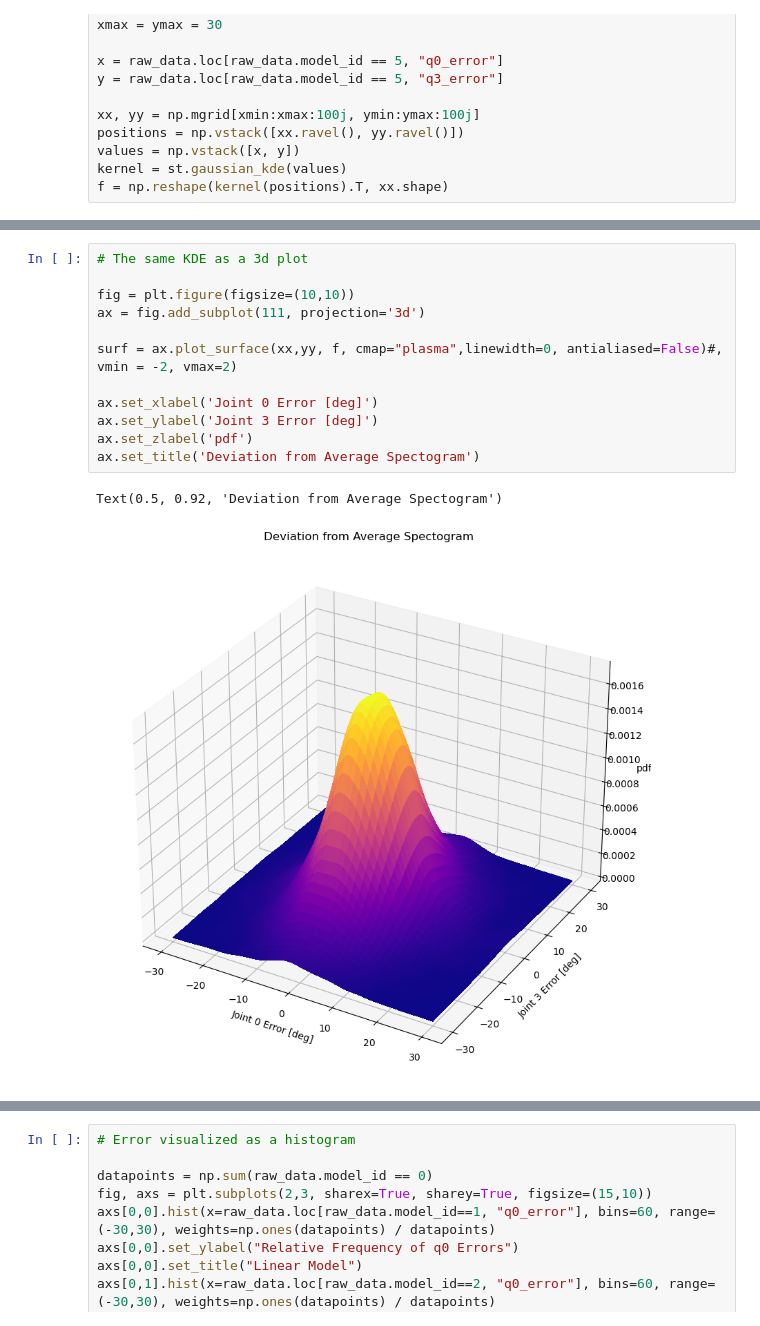
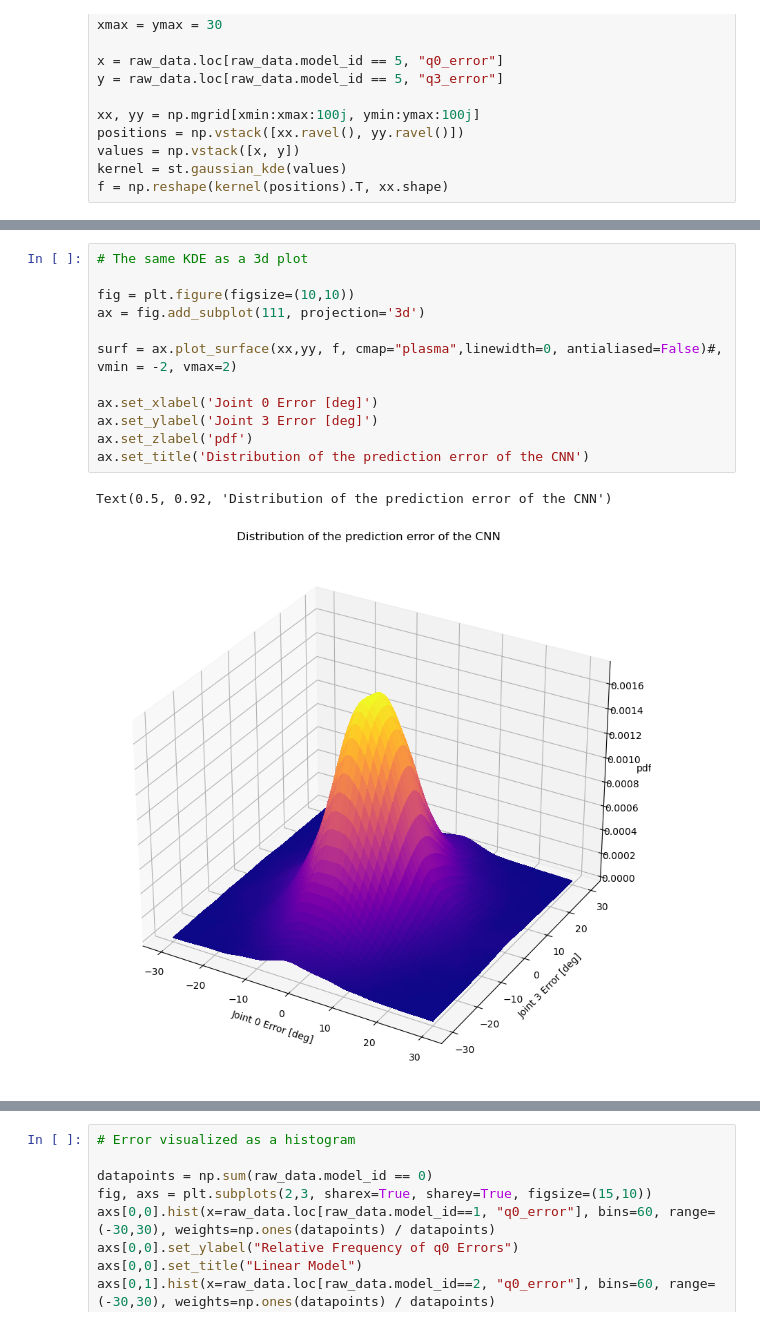
Before and after one commit to Tilman-Burghoff/acoustic-sensing, a Jupyter notebook: results/analyse_results_mic_outside.ipynb, the cells around one changed output, grey strips where cells are left out. Saved outputs shown, nothing was run; the diff lists cells and outputs as text.

```diff
--- a/results/analyse_results_mic_outside.ipynb
+++ b/results/analyse_results_mic_outside.ipynb
@@ -187,18 +189,18 @@ plt.show()
 # %%
 # The same KDE as a 3d plot
 
 fig = plt.figure(figsize=(10,10))
 ax = fig.add_subplot(111, projection='3d')
 
 surf = ax.plot_surface(xx,yy, f, cmap="plasma",linewidth=0, antialiased=False)#, vmin = -2, vmax=2)
 
 ax.set_xlabel('Joint 0 Error [deg]')
 ax.set_ylabel('Joint 3 Error [deg]')
 ax.set_zlabel('pdf')
-ax.set_title('Deviation from Average Spectogram')
+ax.set_title('Distribution of the prediction error of the CNN')
 # %% [output]
-Text(0.5, 0.92, 'Deviation from Average Spectogram')
+Text(0.5, 0.92, 'Distribution of the prediction error of the CNN')
-[figure, old version]
+[figure, new version]
 # %%
 print("modelname     std q0  std q3")
 for i in range(len(modelnames)):
```
Also changed, not shown: parts of 6 cells of this notebook.
